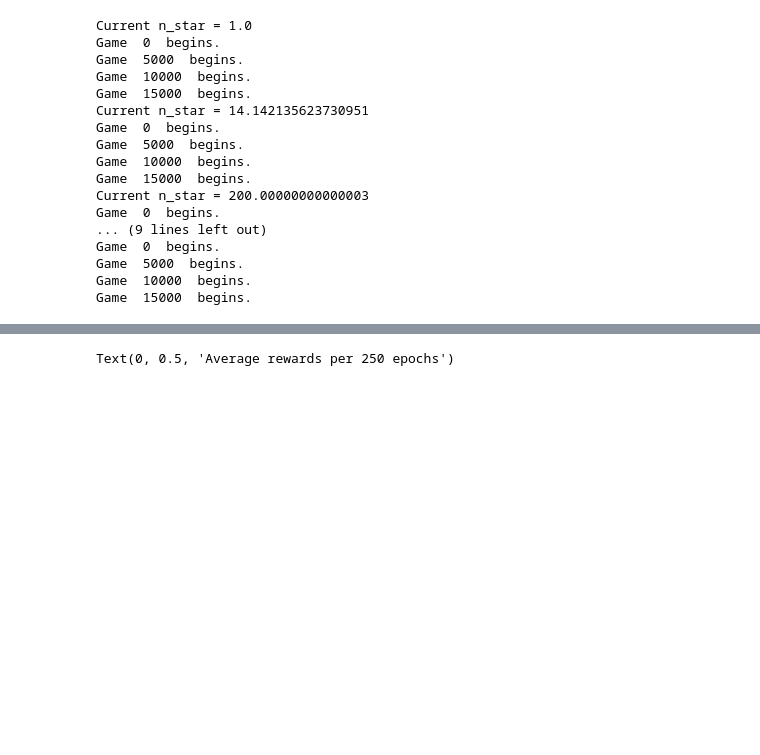
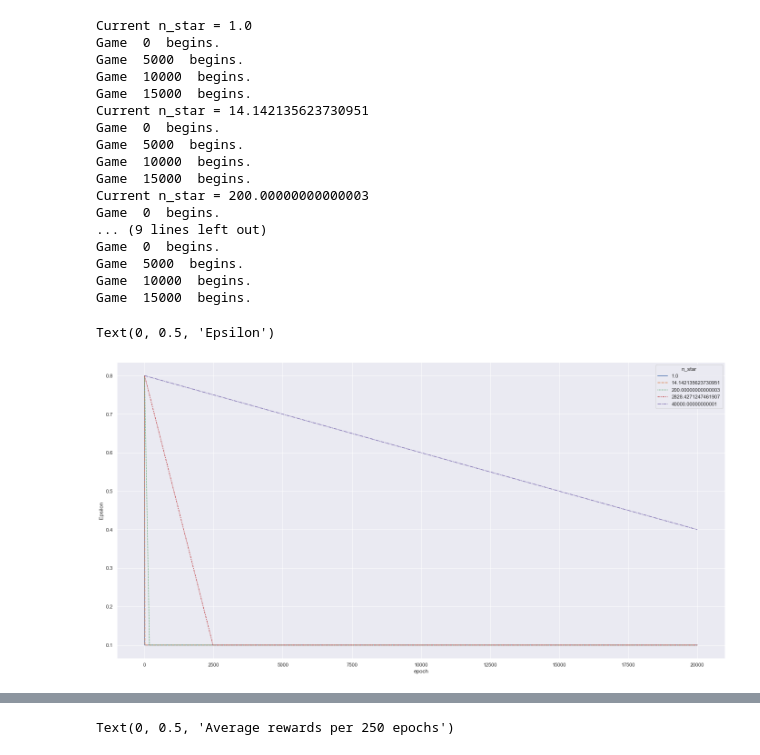
Before and after one commit to jirkalhotka/RL_TicTacToe, a Jupyter notebook: tic_tac_toe_w_res.ipynb, the cells around one changed output, grey strips where cells are left out. Cells and saved outputs as stored; diff of their text form; code cells hidden in the pictures; blank space fills up the shorter version.

```diff
--- a/tic_tac_toe_w_res.ipynb
+++ b/tic_tac_toe_w_res.ipynb
@@ -1,6 +1,8 @@
 # %%
 import numpy as np
 from tic_env import TictactoeEnv, OptimalPlayer
+
+DEBUG = True
 # %% [markdown]
 # Tic Toc Toe environment
 # %% [markdown]
@@ -368,8 +415,6 @@ def run_n_games(max_games_number, our_player, opponent_epsilon, our_player_new_g
     opponent =  OptimalPlayer(epsilon=opponent_epsilon, player=_turns[0])
 
     for game in range(max_games_number):
-        if progress_print and game % progress_print == 0:
-            print('Game ', game, ' begins.')
         env.reset()
         grid, _, __ = env.observe()
         _turns = _turns[::-1] # Reverse after every game to ensure both sides played equally
@@ -377,6 +422,13 @@ def run_n_games(max_games_number, our_player, opponent_epsilon, our_player_new_g
         our_player = q_learnt_player.prepare_new_game_(_turns[1])
         assert opponent.player != our_player.player
         our_player.epsilon = our_player_new_game_epsilon(game_number_n=game)
+        # epsilons[-1].append(our_player.epsilon)
+
+        if (progress_print and game % progress_print == 0) or DEBUG:
+            print('Game ', game, ' begins.')
+            if DEBUG:
+                print('We play: ', our_player.player)
+                input('awaiting input: ')
 
         for turn in range(9):
             opponent_turn = env.current_player == opponent.player
@@ -444,6 +505,8 @@ epoch_size = 250
 rewards = {n_star: [] for n_star in n_stars}
 M_opt = {n_star: [] for n_star in n_stars}
 M_rand = {n_star: [] for n_star in n_stars}
+
+players = {}
 
 min_epsilon = 0.1
 max_epsilon = 0.8
@@ -454,7 +517,9 @@ def calc_epsilon_factory(n_star, epoch_size, game_epoch):
         return calc_epsilon
 
 for n_star in n_stars:
+    epsilons.append([])
     q_learnt_player = QLearntPlayer(env, epsilon=max_epsilon)
+    players[n_star] = q_learnt_player
     print('Current n_star = {}'.format(n_star))
 
     for game_epoch in range(max_games//epoch_size):
@@ -467,16 +532,16 @@ for n_star in n_stars:
             our_player_new_game_epsilon=calc_epsilon, update_q_values=True)
         rewards[n_star] += run_rewards
 
-        # Run 500 games for M_opt calculation
-        M_opt_rewards = run_n_games(max_games_number=500, our_player=q_learnt_player, opponent_epsilon=0, \
-            our_player_new_game_epsilon=lambda game_number_n: 0, update_q_values=False)
-        M_opt[n_star].append(np.average(M_opt_rewards))
+        # # Run 500 games for M_opt calculation
+        # M_opt_rewards = run_n_games(max_games_number=500, our_player=q_learnt_player, opponent_epsilon=0, \
+        #     our_player_new_game_epsilon=lambda game_number_n: 0, update_q_values=False)
+        # M_opt[n_star].append(np.average(M_opt_rewards))
 
 
-        # Run 500 games for M_rand calculation
-        M_rand_rewards = run_n_games(max_games_number=500, our_player=q_learnt_player, opponent_epsilon=1, \
-            our_player_new_game_epsilon=lambda game_number_n: 0, update_q_values=False)
-        M_rand[n_star].append(np.average(M_rand_rewards))
+        # # Run 500 games for M_rand calculation
+        # M_rand_rewards = run_n_games(max_games_number=500, our_player=q_learnt_player, opponent_epsilon=1, \
+        #     our_player_new_game_epsilon=lambda game_number_n: 0, update_q_values=False)
+        # M_rand[n_star].append(np.average(M_rand_rewards))
 # %% [output]
 Current n_star = 1.0
 Game  0  begins.
@@ -495,3 +560,19 @@ Game  0  begins.
 Game  5000  begins.
 Game  10000  begins.
 Game  15000  begins.
+# %%
+epses = {n_stars[i]: v for (i,v) in enumerate(epsilons[5:])}
+epses
+import matplotlib.pyplot as plt
+import seaborn as sns
+import pandas as pd
+
+q2_data = pd.DataFrame(epses)
+q2_data.index.name = 'epoch'
+q2_data.transpose().index.name = 'n_star'
+sns.set(rc={'figure.figsize':(24,12)})
+g = sns.lineplot(data=q2_data)
+g.set_ylabel('Epsilon')
+# %% [output]
+Text(0, 0.5, 'Epsilon')
+[figure, added]
```
Also changed, not shown: parts of 18 cells of this notebook, 1 other file.
